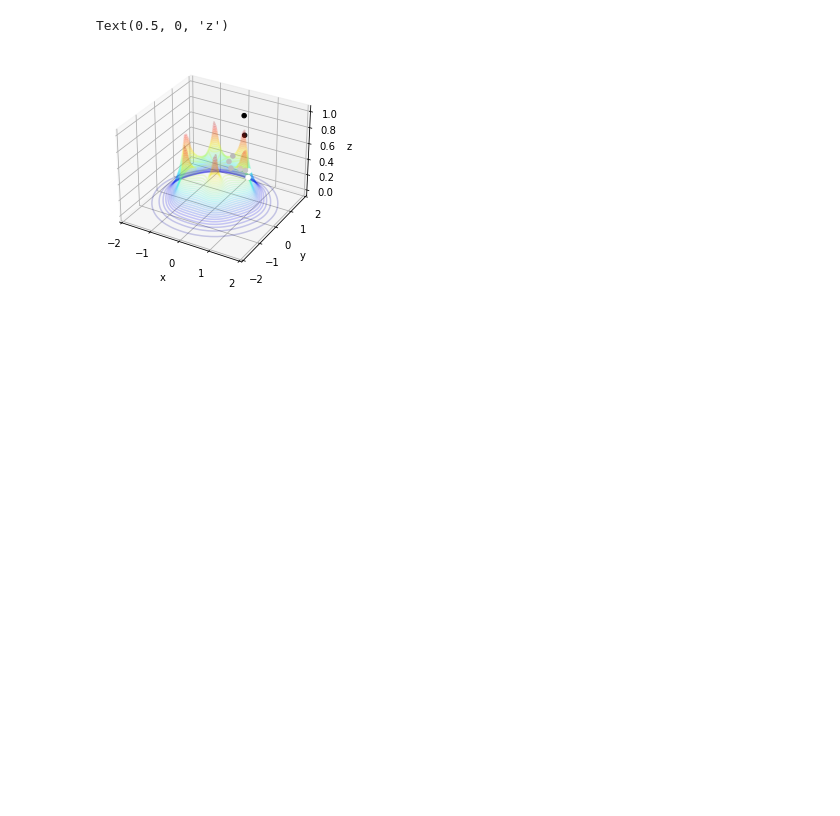
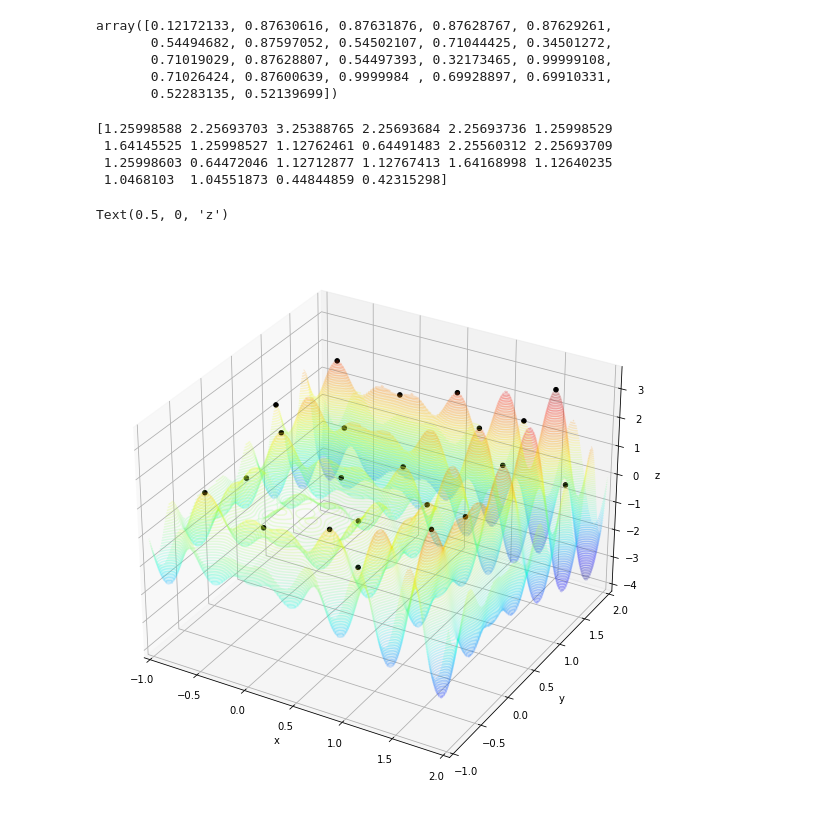
Before and after one commit to pdcos/evolutionary_algorithms, a Jupyter notebook: notebooks/optainet_loop.ipynb, the cells around one changed output. Saved outputs shown, nothing was run; the diff lists cells and outputs as text; code cells hidden in the pictures; blank space fills up the shorter version.

```diff
--- a/notebooks/optainet_loop.ipynb
+++ b/notebooks/optainet_loop.ipynb
@@ -37,6 +39,19 @@ def schaffer_function(mat_x_y, bound_values):
     g = 0.5 + (np.power((np.sin( np.sqrt( np.power(x, 2) + np.power(y, 2)))), 2) - 0.5)/ \
         (1 + 0.001 * (np.power(x, 2) + np.power(y, 2)))
     return g
+# %%
+def multi_function(mat_x_y, bound_values):
+    min_mat = bound_values.T[0, :]
+    max_mat = bound_values.T[1,:]
+
+    mat_x_y_denorm= mat_x_y * (max_mat - min_mat) + min_mat
+
+
+    x = mat_x_y_denorm[:, 0]
+    y = mat_x_y_denorm[:, 1]
+
+    z = x*np.sin(4*np.pi*x) - y*np.sin(4*np.pi*y-np.pi)
+    return z
 # %%
 class OptAiNet():
     def __init__(self,
@@ -252,36 +338,67 @@ opt_ai_net.plot()
+# %%
+best_solutions.max(axis=1)
+# %% [output]
+array([0.12172133, 0.87630616, 0.87631876, 0.87628767, 0.87629261,
+       0.54494682, 0.87597052, 0.54502107, 0.71044425, 0.34501272,
+       0.71019029, 0.87628807, 0.54497393, 0.32173465, 0.99999108,
+       0.71026424, 0.87600639, 0.9999984 , 0.69928897, 0.69910331,
+       0.52283135, 0.52139699])
 # %%
 def schaffer_function_plot(x,y):
     g = 0.5 + (np.power((np.sin( np.sqrt( np.power(x, 2) + np.power(y, 2)))), 2) - 0.5)/ \
         (1 + 0.001 * (np.power(x, 2) + np.power(y, 2)))
     return g
 
 def roots_function_plot(x,y):
     z = x + 1j*y
     g = 1 / (1 + np.abs(z**6 - 1))
     return g
 
-x_data = best_solutions[:, 0]
-y_data = best_solutions[:, 1]
-z_data = roots_function_plot(x_data, y_data)
+def multi_function_plot(x,y):
+    z = x*np.sin(4*np.pi*x) - y*np.sin(4*np.pi*y-np.pi)
+    return z
 
-x = np.linspace(-2, 2, 50)
-y = np.linspace(-2, 2, 50)
+value_ranges = np.array([[-1,2], [-1,2]])
+min_mat = value_ranges.T[0, :]
+max_mat = value_ranges.T[1,:]
+best_solutions_denorm = best_solutions * (max_mat - min_mat) + min_mat
+
+
+x_data = best_solutions_denorm[:, 0]
+y_data = best_solutions_denorm[:, 1]
+
+
+#z_data = roots_function_plot(x_data, y_data)
+z_data = multi_function_plot(x_data, y_data)
+
+print(z_data)
+
+
+x = np.linspace(-1, 2, 100)
+y = np.linspace(-1, 2, 100)
 
 X, Y = np.meshgrid(x, y)
-Z = roots_function_plot(X, Y)
+#Z = roots_function_plot(X, Y)
+Z = multi_function_plot(X, Y)
+
 fig = plt.figure()
+fig.set_size_inches(10, 10)
 ax = plt.axes(projection='3d')
-ax.contour3D(X, Y, Z, 50, cmap='jet', alpha=0.2)
-ax.scatter3D(x_data, y_data, z_data, c=z_data, cmap='binary', alpha=1)
-ax.set_xlim3d(-2,2)
-ax.set_ylim3d(-2,2)
+ax.contour3D(X, Y, Z,100,cmap='jet', alpha=0.2)
+ax.scatter3D(x_data, y_data, z_data, c='k', alpha=1)
+ax.set_xlim3d(-1,2)
+ax.set_ylim3d(-1,2)
 
 ax.set_xlabel('x')
 ax.set_ylabel('y')
 ax.set_zlabel('z')
 # %% [output]
-Text(0.5, 0, 'z')
+[1.25998588 2.25693703 3.25388765 2.25693684 2.25693736 1.25998529
+ 1.64145525 1.25998527 1.12762461 0.64491483 2.25560312 2.25693709
+ 1.25998603 0.64472046 1.12712877 1.12767413 1.64168998 1.12640235
+ 1.0468103  1.04551873 0.44844859 0.42315298]
+Text(0.5, 0, 'z')
-[figure, old version]
+[figure, new version]
 # %%
 # Compute and plot the function in 3D within [0,5]x[0,5]
 x, y = np.array(np.meshgrid(np.linspace(-2,2,100), np.linspace(-2,2,100)))
```
Also changed, not shown: parts of 6 cells of this notebook, 1 other file.
